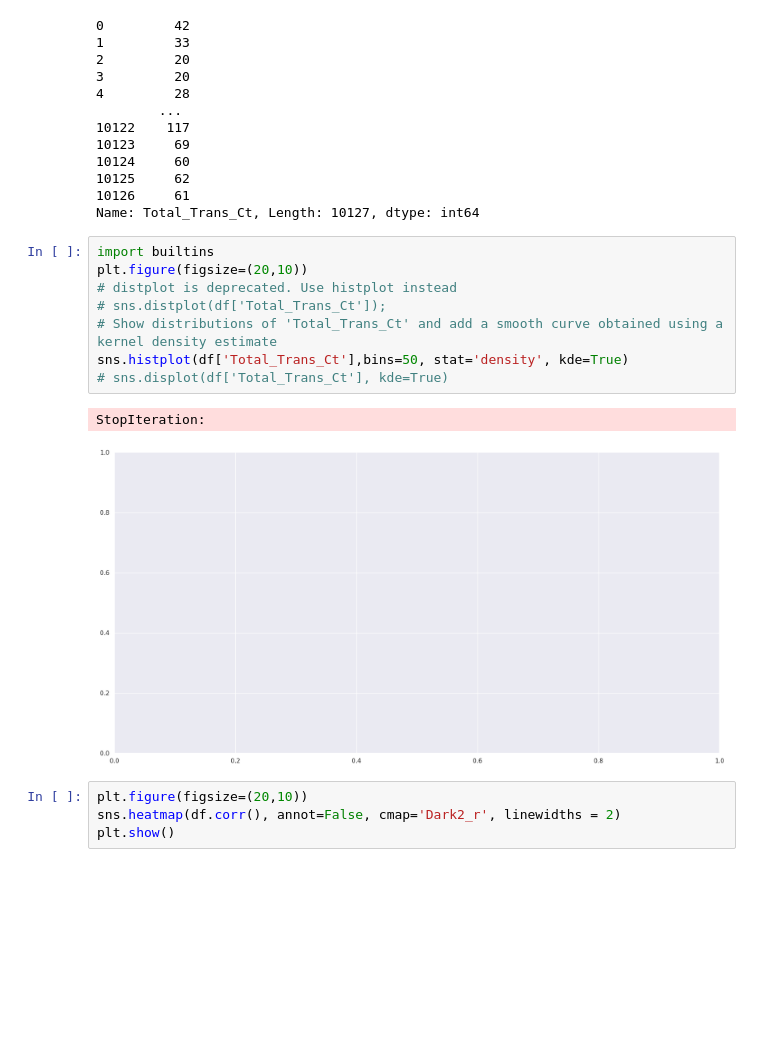
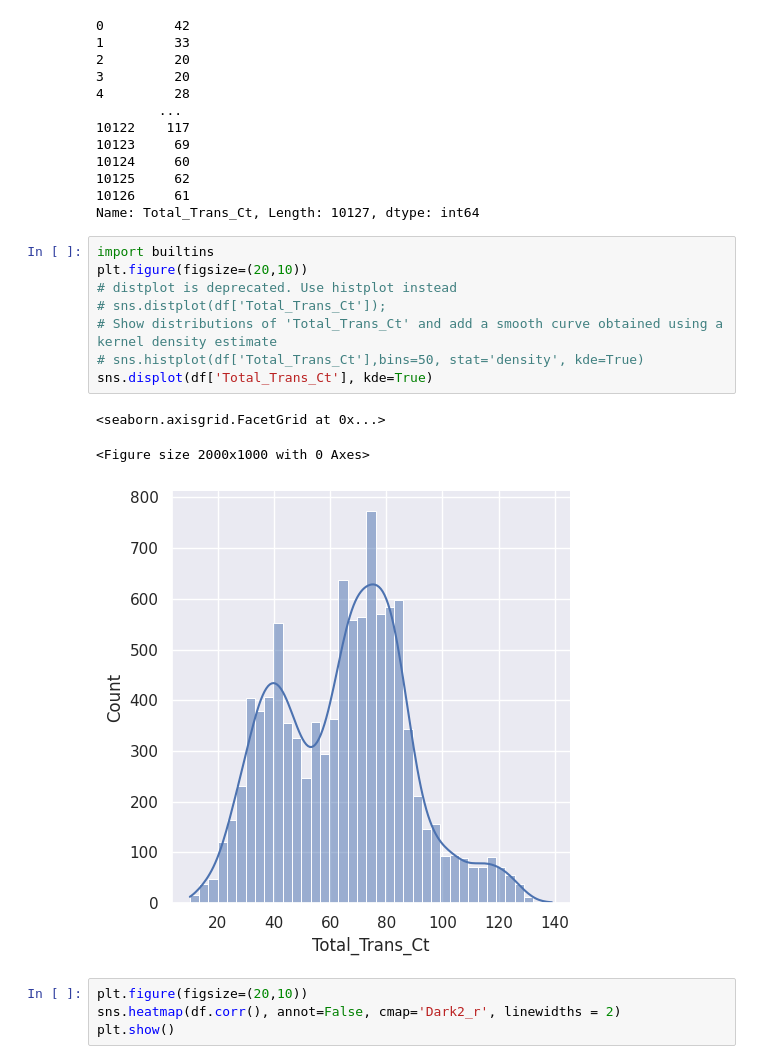
Before and after one commit to MVPavan/MLOps, a Jupyter notebook: Customer_Churn/churn_notebook.ipynb, the cells around one changed output. Saved outputs shown, nothing was run; the diff lists cells and outputs as text; blank space fills up the shorter version.

```diff
--- a/Customer_Churn/churn_notebook.ipynb
+++ b/Customer_Churn/churn_notebook.ipynb
@@ -124,14 +124,15 @@ Name: Total_Trans_Ct, Length: 10127, dtype: int64
 # %%
 import builtins
 plt.figure(figsize=(20,10))
 # distplot is deprecated. Use histplot instead
 # sns.distplot(df['Total_Trans_Ct']);
 # Show distributions of 'Total_Trans_Ct' and add a smooth curve obtained using a kernel density estimate
-sns.histplot(df['Total_Trans_Ct'],bins=50, stat='density', kde=True)
-# sns.displot(df['Total_Trans_Ct'], kde=True)
+# sns.histplot(df['Total_Trans_Ct'],bins=50, stat='density', kde=True)
+sns.displot(df['Total_Trans_Ct'], kde=True)
 # %% [output]
-StopIteration:
+<seaborn.axisgrid.FacetGrid at 0x...>
+<Figure size 2000x1000 with 0 Axes>
-[figure, old version]
+[figure, new version]
 # %%
 plt.figure(figsize=(20,10))
 sns.heatmap(df.corr(), annot=False, cmap='Dark2_r', linewidths = 2)
```
Also changed, not shown: parts of 6 cells of this notebook, 12 other files.
